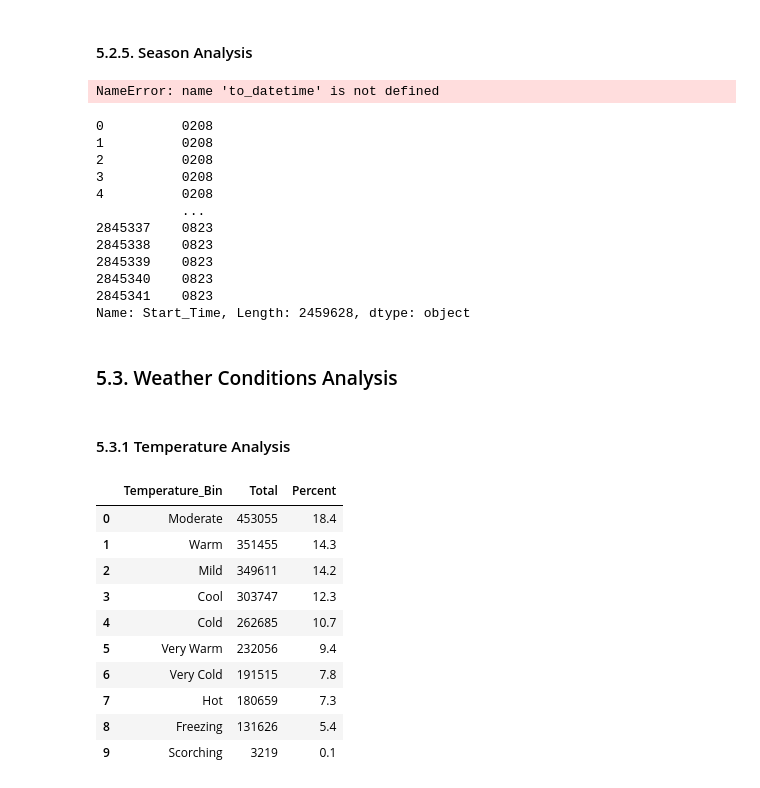
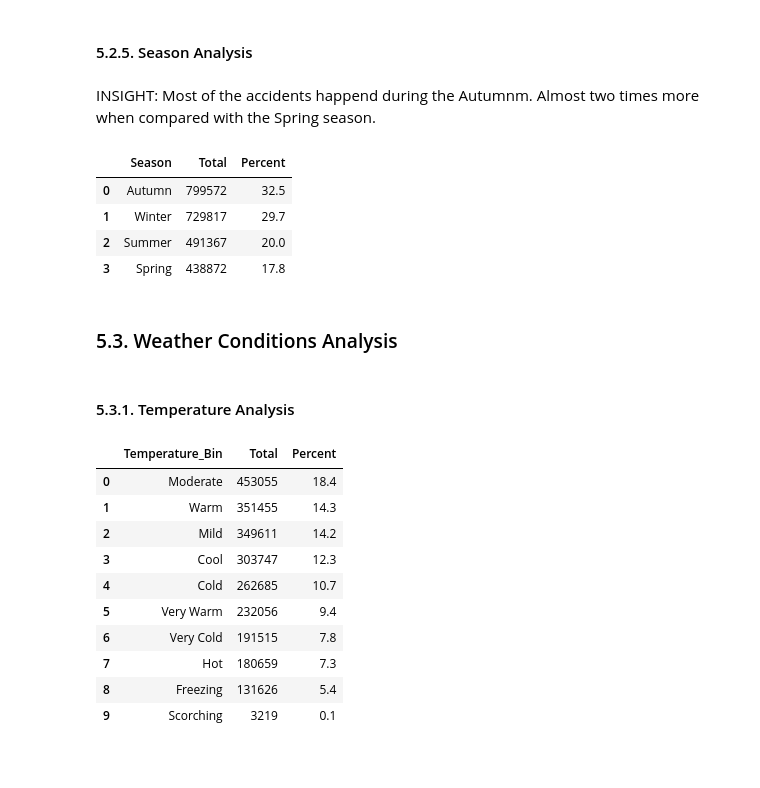
Before and after one commit to lyubol/Exploratory-Data-Analysis, a Jupyter notebook: EDA - US Accidents/US Accidents-checkpoint.ipynb, the cells around one changed output. Cells and saved outputs as stored; diff of their text form; code cells hidden in the pictures; blank space fills up the shorter version.

```diff
--- a/EDA - US Accidents/US Accidents-checkpoint.ipynb
+++ b/EDA - US Accidents/US Accidents-checkpoint.ipynb
@@ -712,31 +712,5 @@ df_top_accident_duration
 1144 rows × 2 columns
 # %% [markdown]
 #### 5.2.5. Season Analysis
-# %%
-# Split the dates into 4 buckets - one for each season
-
-# season_buckets = []
-# season_buckets_labels = []
-
-def season(month, day):
-    if month in
-
-
-# season(to_datetime("20210413"))
-# %% [output]
-NameError: name 'to_datetime' is not defined
-# %%
-df["Start_Time"].dt.strftime("%m%d")
-# %% [output]
-0          0208
-1          0208
-2          0208
-3          0208
-4          0208
-           ...
-2845337    0823
-2845338    0823
-2845339    0823
-2845340    0823
-2845341    0823
-Name: Start_Time, Length: 2459628, dtype: object
+# %% [markdown]
+INSIGHT: Most of the accidents happend during the Autumnm. Almost two times more when compared with the Spring season.
@@ -743,7 +733,25 @@ Name: Start_Time, Length: 2459628, dtype: object
+# %%
+# Calculate total accidents by season
+df_accidents_seasons = (
+    df["Season"]
+    .value_counts()
+    .reset_index()
+    .rename(columns={"index":"Season", "Season":"Total"})
+)
+
+df_accidents_seasons["Percent"] = round((df_accidents_seasons["Total"] / df_accidents_seasons["Total"].sum()) * 100, 1)
+
+df_accidents_seasons.head()
+# %% [output]
+|  | Season | Total | Percent |
+| 0 | Autumn | 799572 | 32.5 |
+| 1 | Winter | 729817 | 29.7 |
+| 2 | Summer | 491367 | 20.0 |
+| 3 | Spring | 438872 | 17.8 |
 # %% [markdown]
 ### 5.3. Weather Conditions Analysis
 # %% [markdown]
-#### 5.3.1 Temperature Analysis
+#### 5.3.1. Temperature Analysis
 # %%
 # Define a function to convert Fahrenheit to Celsius
 def fahrenheit_to_celsius(f_temperature):
```
Also changed, not shown: parts of 18 cells of this notebook.
